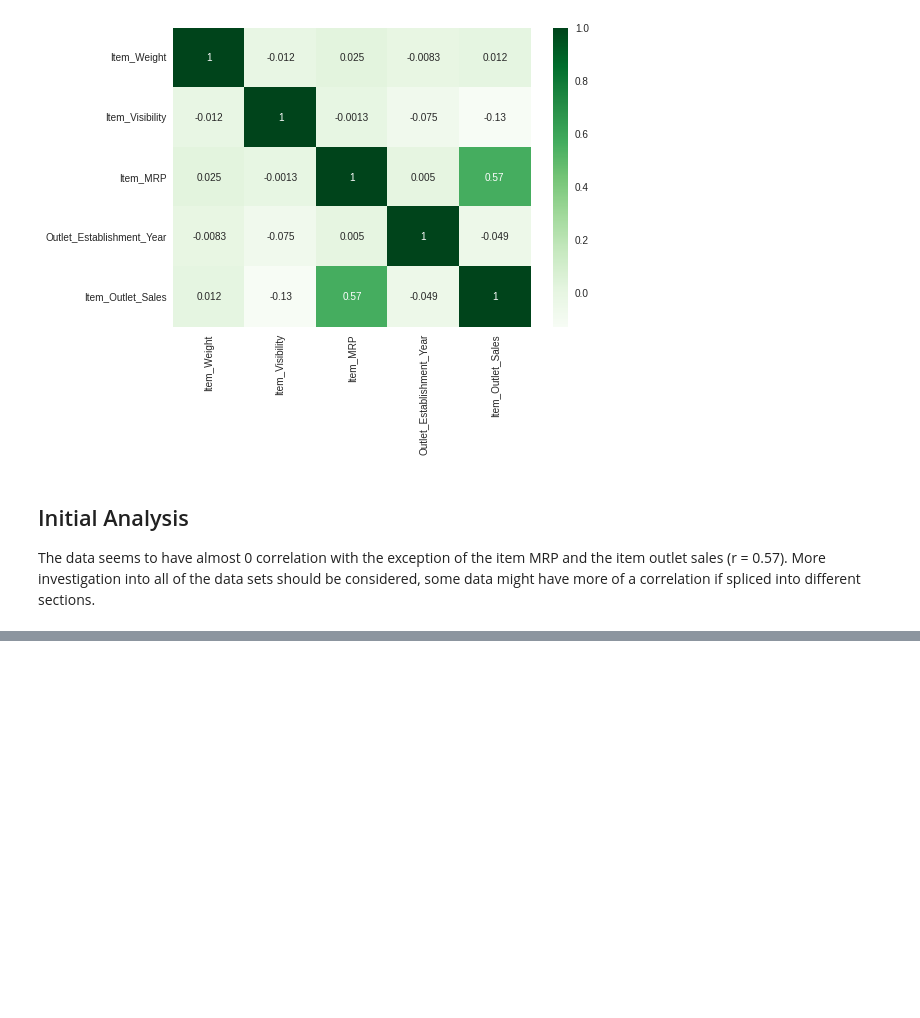
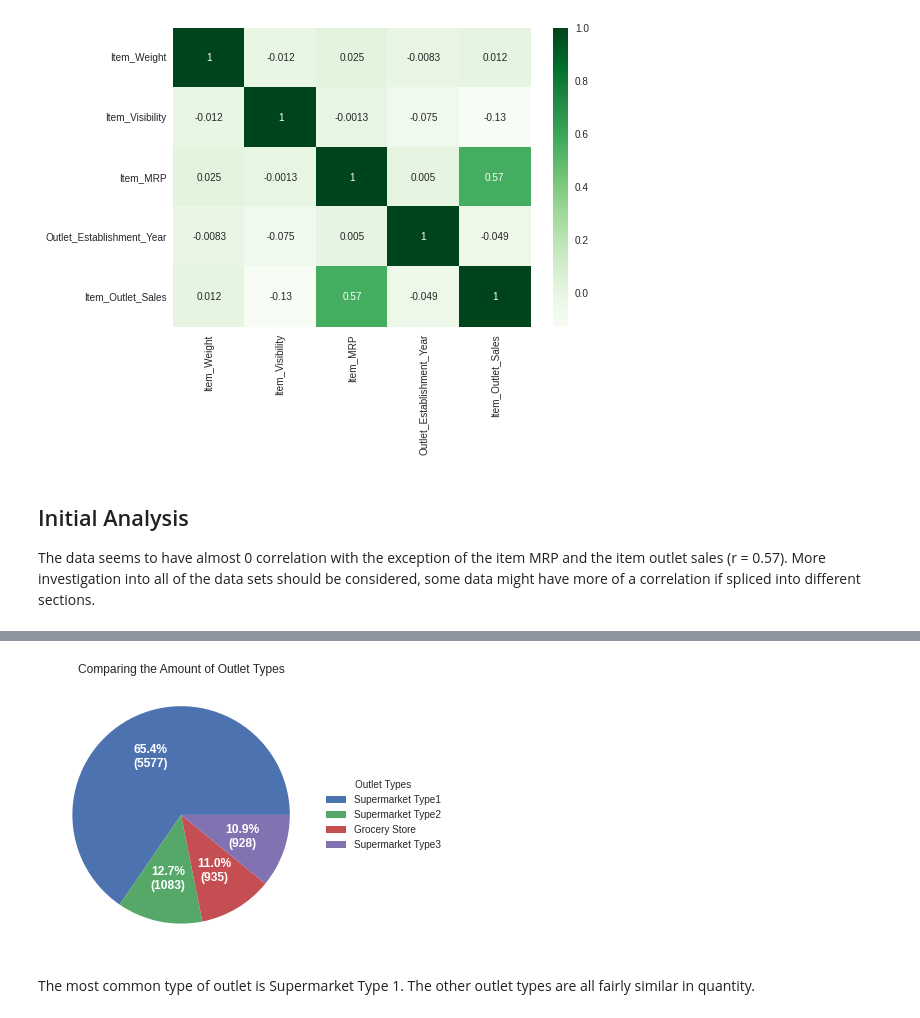
Before and after one commit to onedayzero/food-sales-predictions, a Jupyter notebook: food_sales_predictions.ipynb, the cells around one changed output, grey strips where cells are left out. Saved outputs shown, nothing was run; the diff lists cells and outputs as text; code cells hidden in the pictures; blank space fills up the shorter version.

```diff
--- a/food_sales_predictions.ipynb
+++ b/food_sales_predictions.ipynb
@@ -506,0 +555,31 @@ The data seems to have almost 0 correlation with the exception of the item MRP a
+# %%
+market_filter = df['Outlet_Type'].value_counts()
+# %%
+outlet_labels = df['Outlet_Type'].unique()
+# %%
+# https://matplotlib.org/stable/gallery/pie_and_polar_charts/pie_and_donut_labels.html
+# as reference
+fig, ax = plt.subplots(figsize=(10, 5), subplot_kw=dict(aspect="equal"))
+
+def func(pct, allvals):
+    absolute = int(np.round(pct/100.*np.sum(allvals)))
+    return "{:.1f}%\n({:d})".format(pct, absolute)
+
+
+wedges, texts, autotexts = ax.pie(market_filter, autopct=lambda pct: func(pct, market_filter),
+                                  textprops=dict(color="w"), radius = 1)
+
+ax.legend(wedges, outlet_labels,
+          title="Outlet Types",
+          loc="center left",
+          bbox_to_anchor=(1, 0, 0.5, 1))
+
+plt.setp(autotexts, size=12, weight="bold")
+
+ax.set_title("Comparing the Amount of Outlet Types")
+
+plt.show()
+# %% [output]
+[figure, added]
+# %% [markdown]
+The most common type of outlet is Supermarket Type 1. The other outlet types are all fairly similar in quantity.
```
Also changed, not shown: parts of 11 cells of this notebook.
